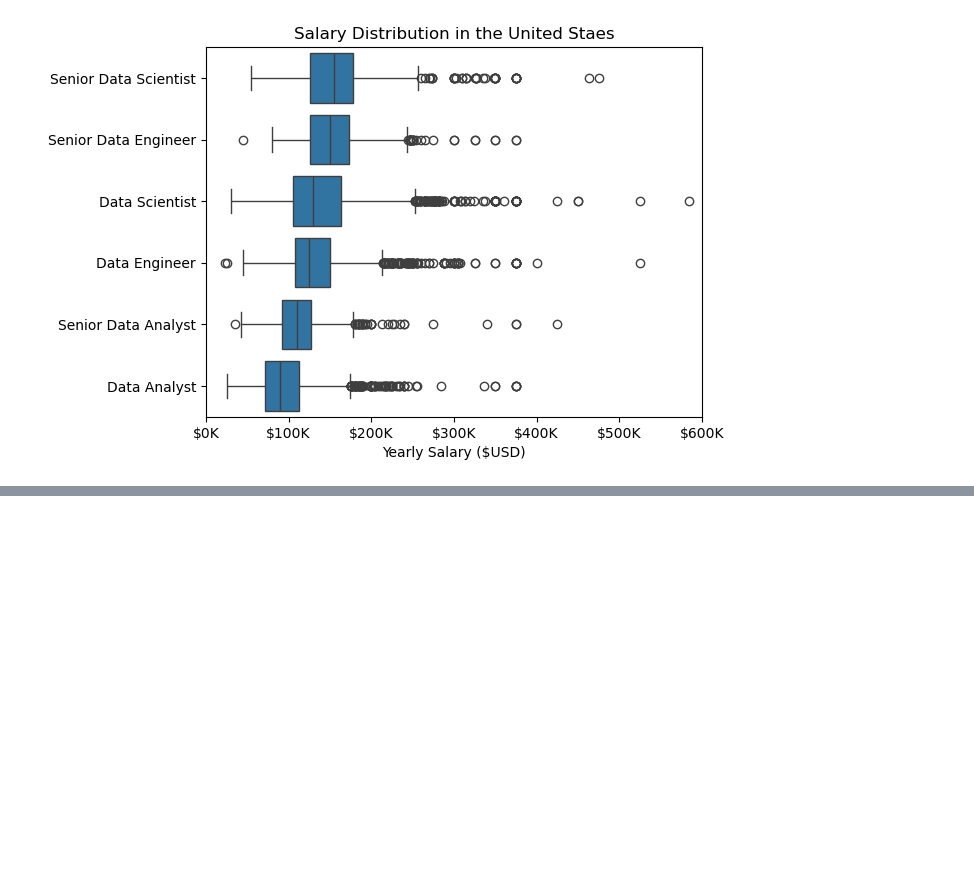
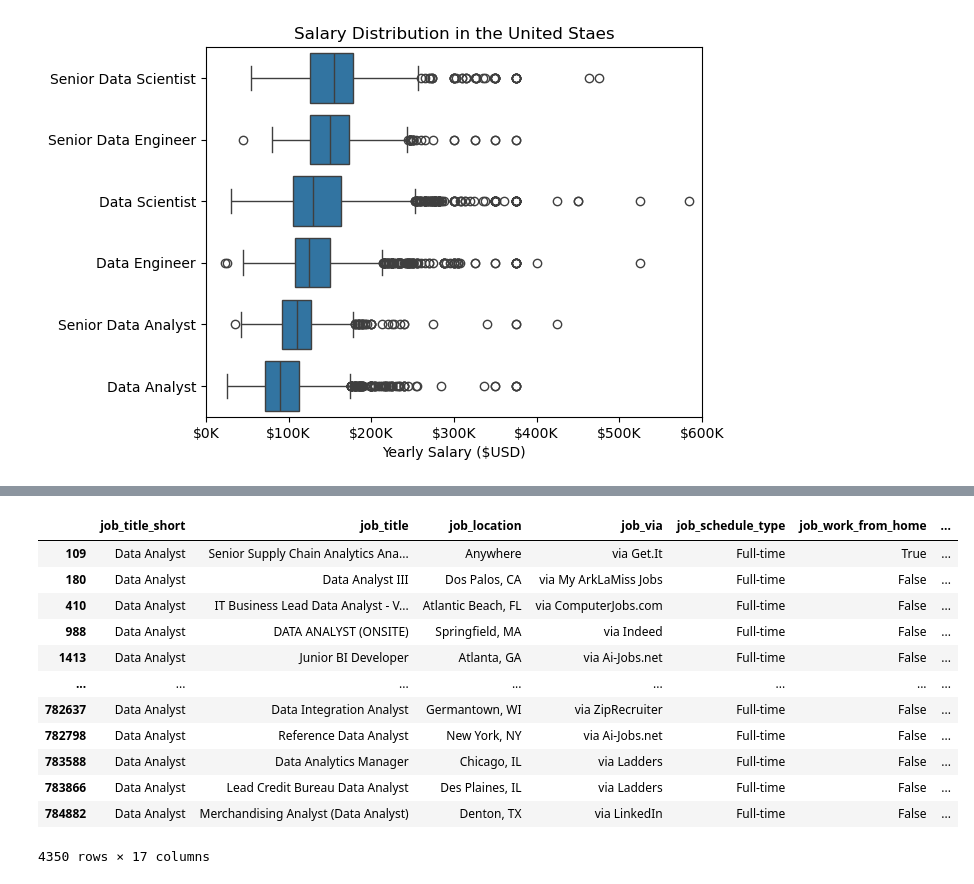
Before and after one commit to TomaszK94/Python_for_Data_Analytics, a Jupyter notebook: 03_Project/04_Salary_Analysis.ipynb, the cells around one changed output, grey strips where cells are left out. Saved outputs shown, nothing was run; the diff lists cells and outputs as text; code cells hidden in the pictures; blank space fills up the shorter version.

```diff
--- a/03_Project/04_Salary_Analysis.ipynb
+++ b/03_Project/04_Salary_Analysis.ipynb
@@ -98,0 +118,18 @@ plt.show()
+# %%
+df_DA_US = df_DA_US.dropna(subset=["salary_year_avg"])
+# %%
+df_DA_US
+# %% [output]
+|  | job_title_short | job_title | job_location | job_via | job_schedule_type | job_work_from_home | ... |
+| 109 | Data Analyst | Senior Supply Chain Analytics Ana... | Anywhere | via Get.It | Full-time | True | ... |
+| 180 | Data Analyst | Data Analyst III | Dos Palos, CA | via My ArkLaMiss Jobs | Full-time | False | ... |
+| 410 | Data Analyst | IT Business Lead Data Analyst - V... | Atlantic Beach, FL | via ComputerJobs.com | Full-time | False | ... |
+| 988 | Data Analyst | DATA ANALYST (ONSITE) | Springfield, MA | via Indeed | Full-time | False | ... |
+| 1413 | Data Analyst | Junior BI Developer | Atlanta, GA | via Ai-Jobs.net | Full-time | False | ... |
+| ... | ... | ... | ... | ... | ... | ... | ... |
+| 782637 | Data Analyst | Data Integration Analyst | Germantown, WI | via ZipRecruiter | Full-time | False | ... |
+| 782798 | Data Analyst | Reference Data Analyst | New York, NY | via Ai-Jobs.net | Full-time | False | ... |
+| 783588 | Data Analyst | Data Analytics Manager | Chicago, IL | via Ladders | Full-time | False | ... |
+| 783866 | Data Analyst | Lead Credit Bureau Data Analyst | Des Plaines, IL | via Ladders | Full-time | False | ... |
+| 784882 | Data Analyst | Merchandising Analyst (Data Analyst) | Denton, TX | via LinkedIn | Full-time | False | ... |
+4350 rows × 17 columns
```
Also changed, not shown: parts of 11 cells of this notebook, 3 other files.
